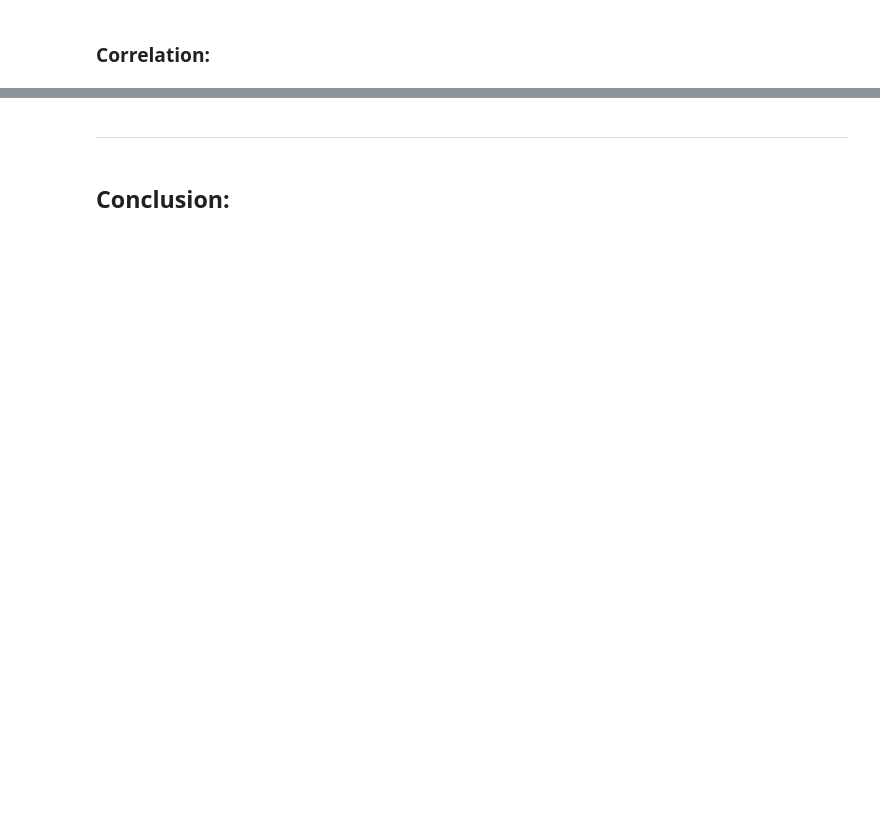
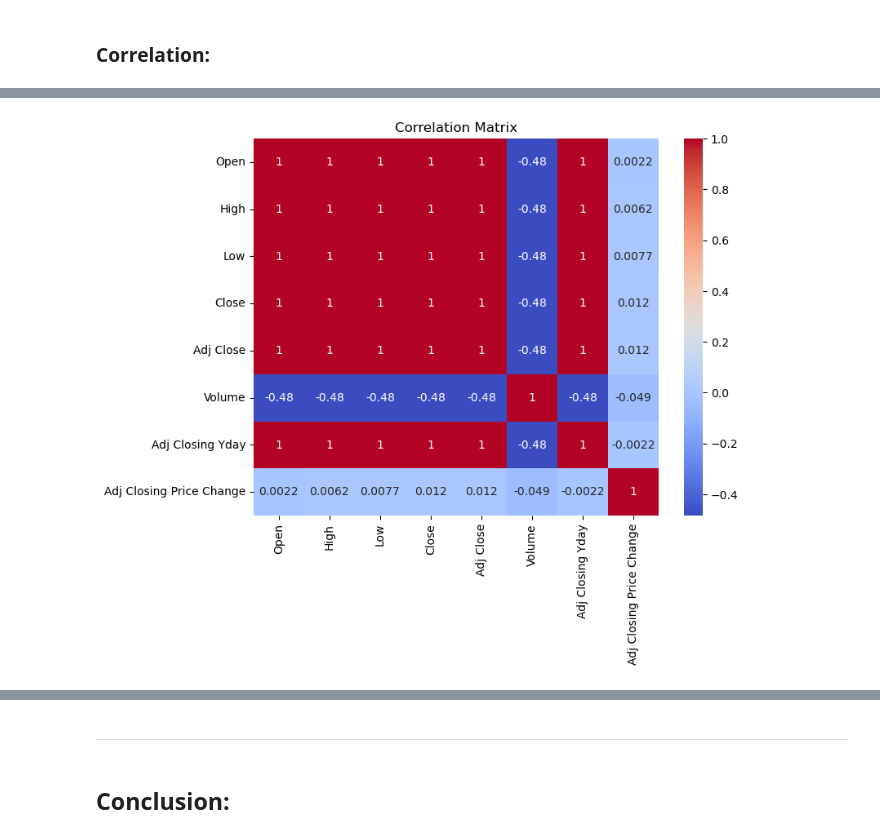
Before and after one commit to renishk2/nasdaq_100_stock_movement_predictor, a Jupyter notebook: Notebooks/EDA-1 (Book2).ipynb, the cells around one changed output, grey strips where cells are left out. Cells and saved outputs as stored; diff of their text form; code cells hidden in the pictures; blank space fills up the shorter version.

```diff
--- a/Notebooks/EDA-1 (Book2).ipynb
+++ b/Notebooks/EDA-1 (Book2).ipynb
@@ -679,0 +775,5 @@ Name: Adj Closing Price Change, dtype: float64
+# %%
+# Calculate correlation matrix
+correlation_matrix = aapl_stocks.corr()
+
+print(correlation_matrix)
@@ -680,11 +800,9 @@ Name: Adj Closing Price Change, dtype: float64
 # %%
-# Plot a heatmap
+# Create a heatmap to view the correlation matrix in a better form
 
-# Calculate correlation matrix
-correlation_matrix = stocks_df.corr()
-
-# Create the correlation matrix heatmap
 plt.figure(figsize=(8, 6))
 sns.heatmap(correlation_matrix, annot=True, cmap='coolwarm')
 plt.title('Correlation Matrix')
 plt.show()
+# %% [output]
+[figure, added]
```
Also changed, not shown: parts of 37 cells of this notebook, 6 other files.
